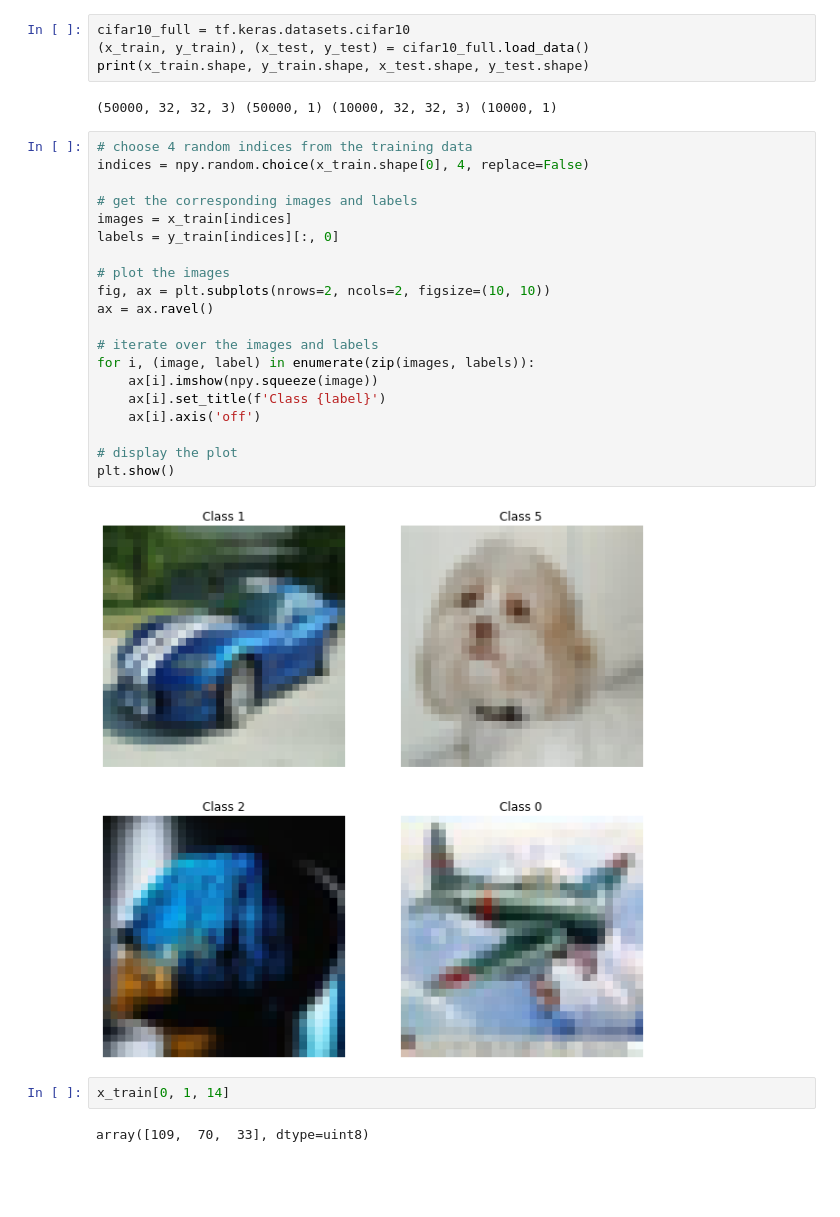
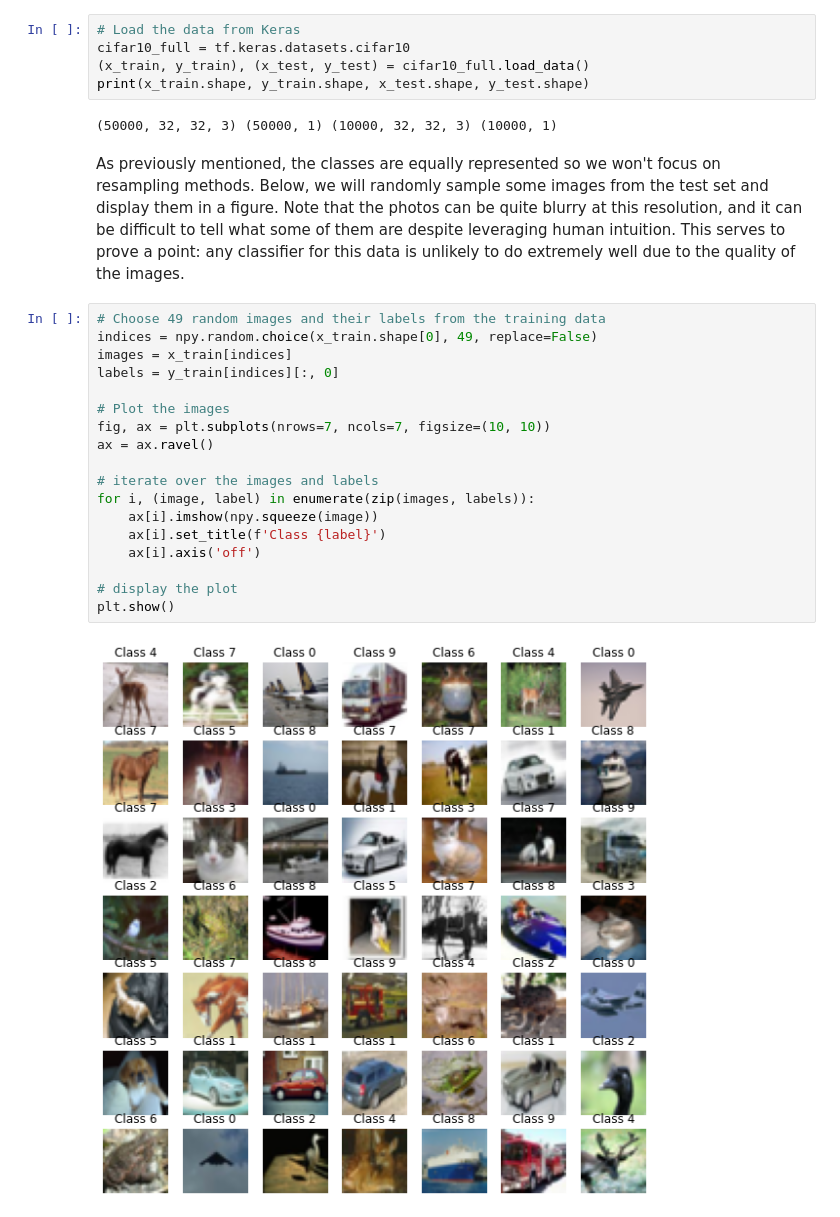
Before and after one commit to icosahedron10/cifar10-cnn, a Jupyter notebook: CIFAR10.ipynb, the cells around one changed output. Saved outputs shown, nothing was run; the diff lists cells and outputs as text; blank space fills up the shorter version.

```diff
--- a/CIFAR10.ipynb
+++ b/CIFAR10.ipynb
@@ -23,34 +34,31 @@ from tensorflow.keras.utils import to_categorical
 from tensorflow.keras.callbacks import EarlyStopping
 from tensorflow.keras.preprocessing.image import ImageDataGenerator
 # %%
+# Load the data from Keras
 cifar10_full = tf.keras.datasets.cifar10
 (x_train, y_train), (x_test, y_test) = cifar10_full.load_data()
 print(x_train.shape, y_train.shape, x_test.shape, y_test.shape)
 # %% [output]
 (50000, 32, 32, 3) (50000, 1) (10000, 32, 32, 3) (10000, 1)
+# %% [markdown]
+As previously mentioned, the classes are equally represented so we won't focus on resampling methods. Below, we will randomly sample some images from the test set and display them in a figure. Note that the photos can be quite blurry at this resolution, and it can be difficult to tell what some of them are despite leveraging human intuition. This serves to prove a point: any classifier for this data is unlikely to do extremely well due to the quality of the images.
 # %%
-# choose 4 random indices from the training data
-indices = npy.random.choice(x_train.shape[0], 4, replace=False)
-
-# get the corresponding images and labels
+# Choose 49 random images and their labels from the training data
+indices = npy.random.choice(x_train.shape[0], 49, replace=False)
 images = x_train[indices]
 labels = y_train[indices][:, 0]
 
-# plot the images
-fig, ax = plt.subplots(nrows=2, ncols=2, figsize=(10, 10))
+# Plot the images
+fig, ax = plt.subplots(nrows=7, ncols=7, figsize=(10, 10))
 ax = ax.ravel()
 
 # iterate over the images and labels
 for i, (image, label) in enumerate(zip(images, labels)):
     ax[i].imshow(npy.squeeze(image))
     ax[i].set_title(f'Class {label}')
     ax[i].axis('off')
 
 # display the plot
 plt.show()
 # %% [output]
-[figure, old version]
+[figure, new version]
-# %%
-x_train[0, 1, 14]
-# %% [output]
-array([109,  70,  33], dtype=uint8)
```
Also changed, not shown: parts of 97 cells of this notebook.
